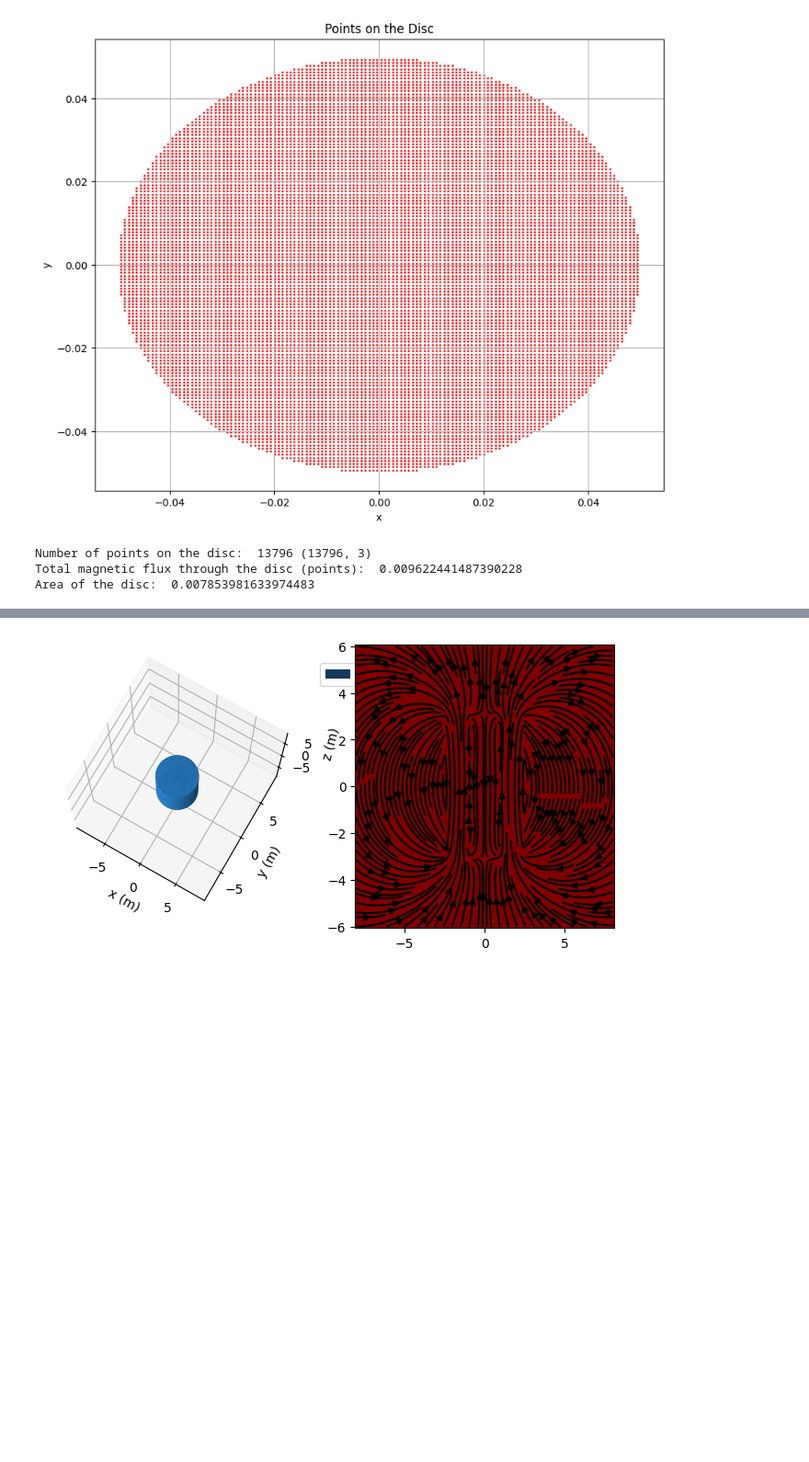
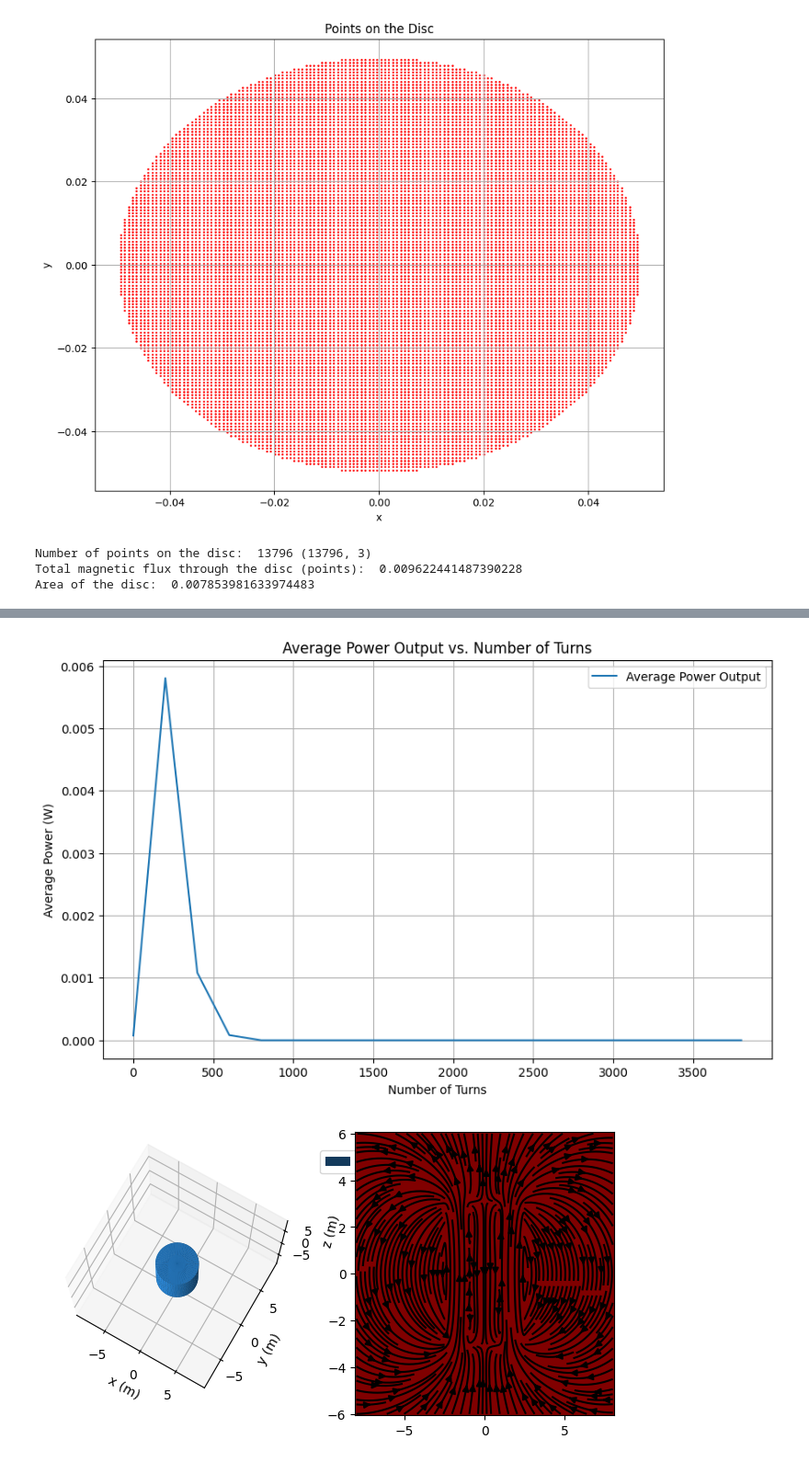
Before and after one commit to Sebleko/induction_generator, a Jupyter notebook: python/induction-simulation.ipynb, the cells around one changed output, grey strips where cells are left out. Shown: that part at 92% size. Cells and saved outputs as stored; diff of their text form; code cells hidden in the pictures; blank space fills up the shorter version.

```diff
--- a/python/induction-simulation.ipynb
+++ b/python/induction-simulation.ipynb
@@ -567,3 +577,62 @@ Constant Power Generated:  0.0032232941074005705
+# %%
+def calculate_power(voltage, resistance):
+    return (voltage**2) / resistance
+
+def plot_power_vs_turns(outer_radius, coil_length, outer_length, coil_separation, frequency, magnetization, wire_diameter, turns_range):
+    amplitude = outer_length / 3
+    omega = 2 * np.pi * frequency
+    resting_position = -coil_length / 2 - coil_separation / 2
+    equation_of_motion = lambda t: amplitude * np.sin(omega * t) + resting_position
+    t = np.linspace(0, 1, 1000)
+
+    average_powers = []
+    for turns in turns_range:
+        try:
+            inner_radius, wire_length = calculate_inner_radius(outer_radius, coil_length, turns, wire_diameter)
+        except ValueError:
+            average_powers.append(0)
+            continue
+        magnet_radius = inner_radius - 0.0001
+        magnet_length = 0.01
+        magnet = create_cylinder_magnet(magnet_radius, magnet_length, magnetization)
+        V_right = calculate_voltage(t, equation_of_motion, outer_radius, turns, coil_length, magnet, 20, 100)
+        V = 2 * V_right
+        R = 1.68e-8 * (turns * coil_length) / (np.pi * (wire_diameter / 2)**2)  # Simplified resistance calculation
+        R = calculate_resistance_of_coil(wire_length, wire_diameter, 1.68e-8)
+        power = calculate_power(V, R)
+        average_power = np.mean(power)
+        average_powers.append(average_power)
+
+    plt.figure(figsize=(10, 6))
+    plt.plot(turns_range, average_powers, label='Average Power Output')
+    plt.xlabel('Number of Turns')
+    plt.ylabel('Average Power (W)')
+    plt.title('Average Power Output vs. Number of Turns')
+    plt.legend()
+    plt.grid(True)
+    plt.show()
+
+# Parameters
+outer_radius = 0.0105 / 2
+outer_length = 0.0445
+coil_length = outer_length / 2
+coil_separation = 0.0001
+frequency = 2
+magnetization = 1.27e6
+wire_diameter = 0.00016
+wire_diameter = 0.0002032 # 32 AWG wire
+wire_diameter = 0.0001601 # 34 AWG wire
+wire_diameter = 0.0001016 # 38 AWG wire
+#wire_diameter = 0.0008128 # 20 AWG wire
+wire_diameter = 0.0004038 # 26 AWG wire
+
+# Range of number of turns to evaluate
+turns_range = np.arange(1, 4000, 200)
+
+# Plot the average power output vs. number of turns
+plot_power_vs_turns(outer_radius, coil_length, outer_length, coil_separation, frequency, magnetization, wire_diameter, turns_range)
+# %% [output]
+[figure, added]
 # %%
 import numpy as np
 import matplotlib.pyplot as plt
```
Also changed, not shown: parts of 4 cells of this notebook, 1 other file.
